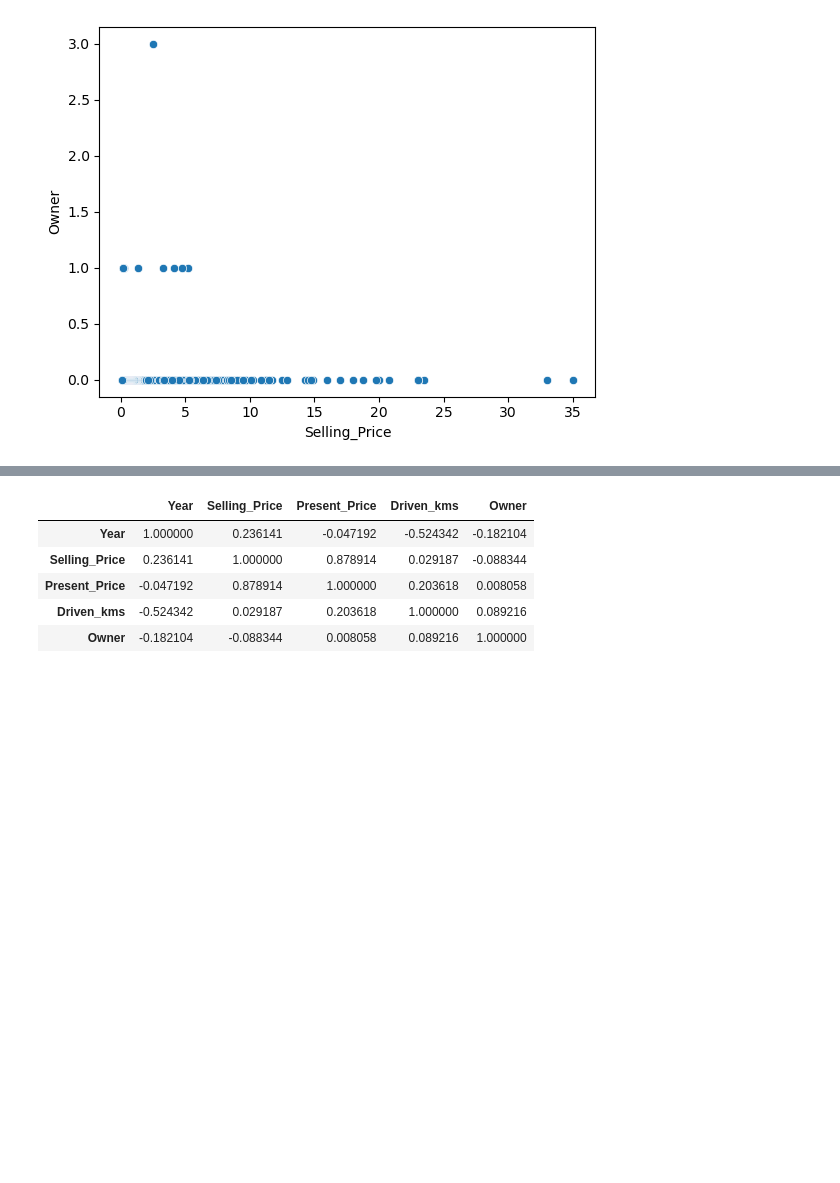
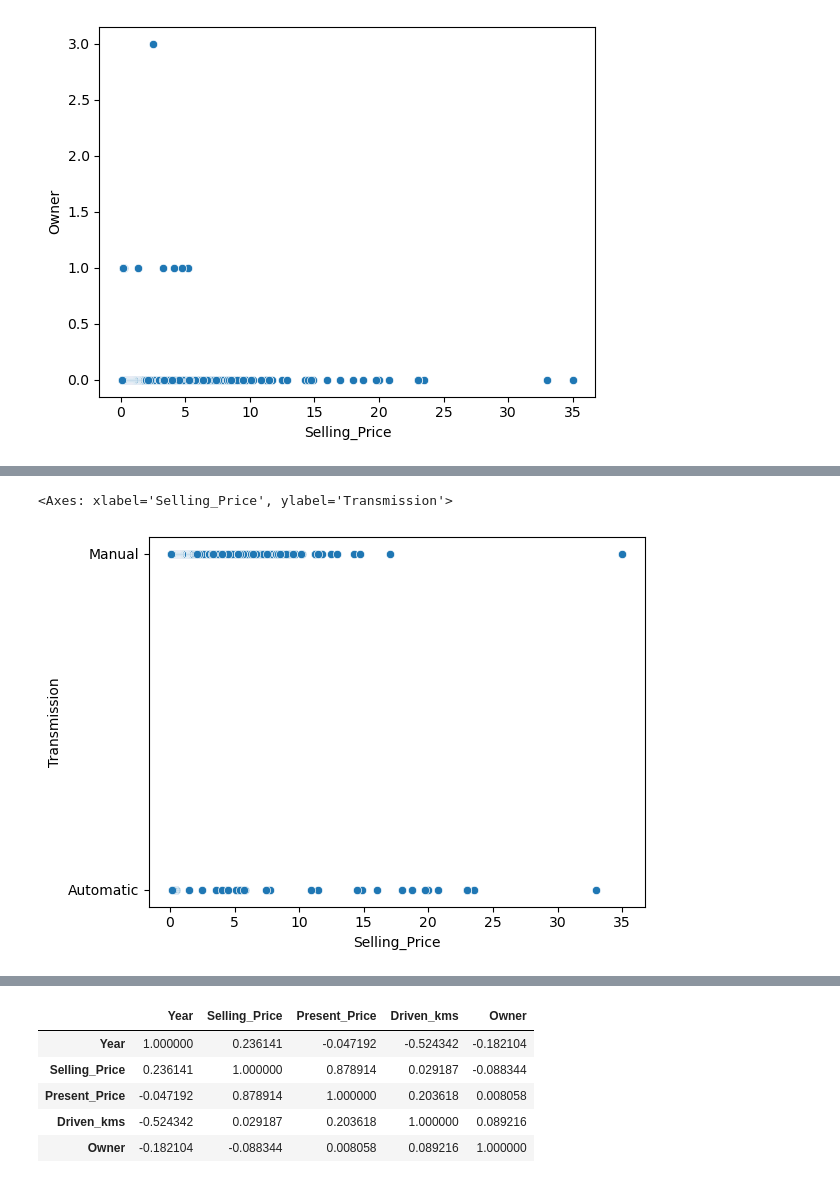
Before and after one commit to aumpanara-art/Car-Price-Prediction-with-M.L., a Jupyter notebook: Car-Prediction.ipynb, the cells around one changed output, grey strips where cells are left out. Drawn from its saved outputs; the diff is of its cells as text; code cells hidden in the pictures; blank space fills up the shorter version.

```diff
--- a/Car-Prediction.ipynb
+++ b/Car-Prediction.ipynb
@@ -235,0 +236,5 @@ plt.show()
+# %%
+sns.scatterplot(y=df['Transmission'] , x=df['Selling_Price'])
+# %% [output]
+<Axes: xlabel='Selling_Price', ylabel='Transmission'>
+[figure, added]
```
Also changed, not shown: parts of 33 cells of this notebook.
